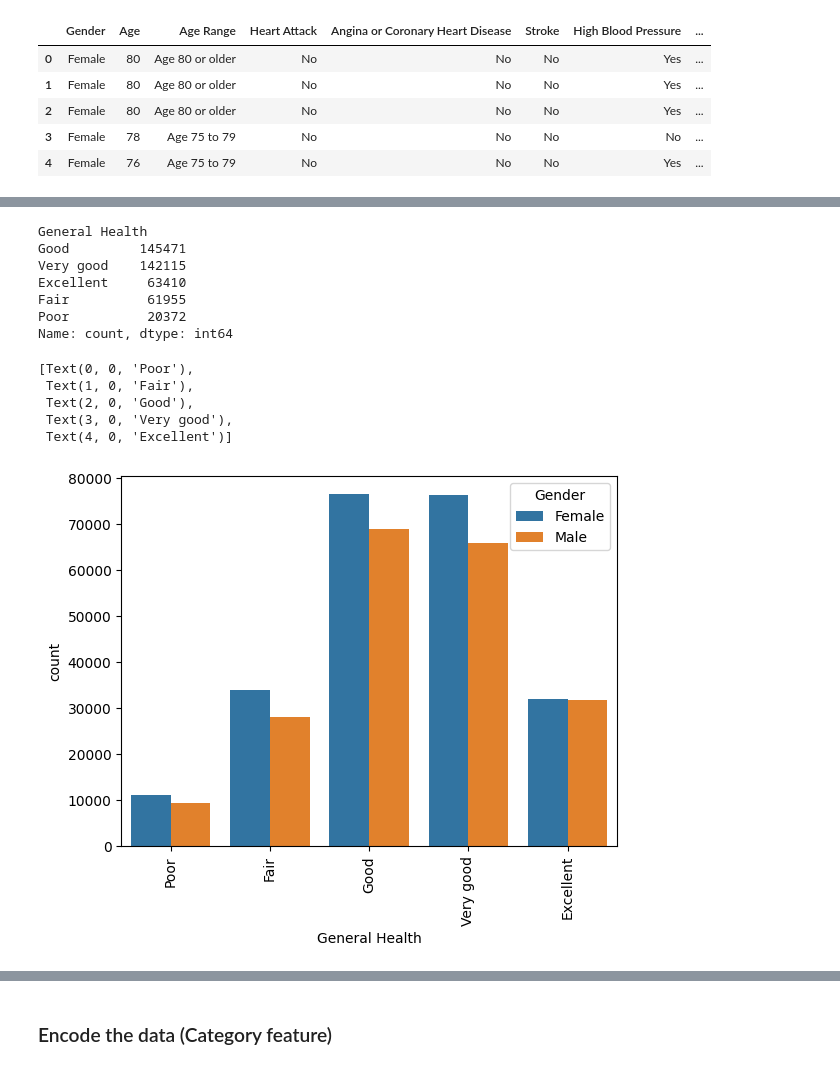
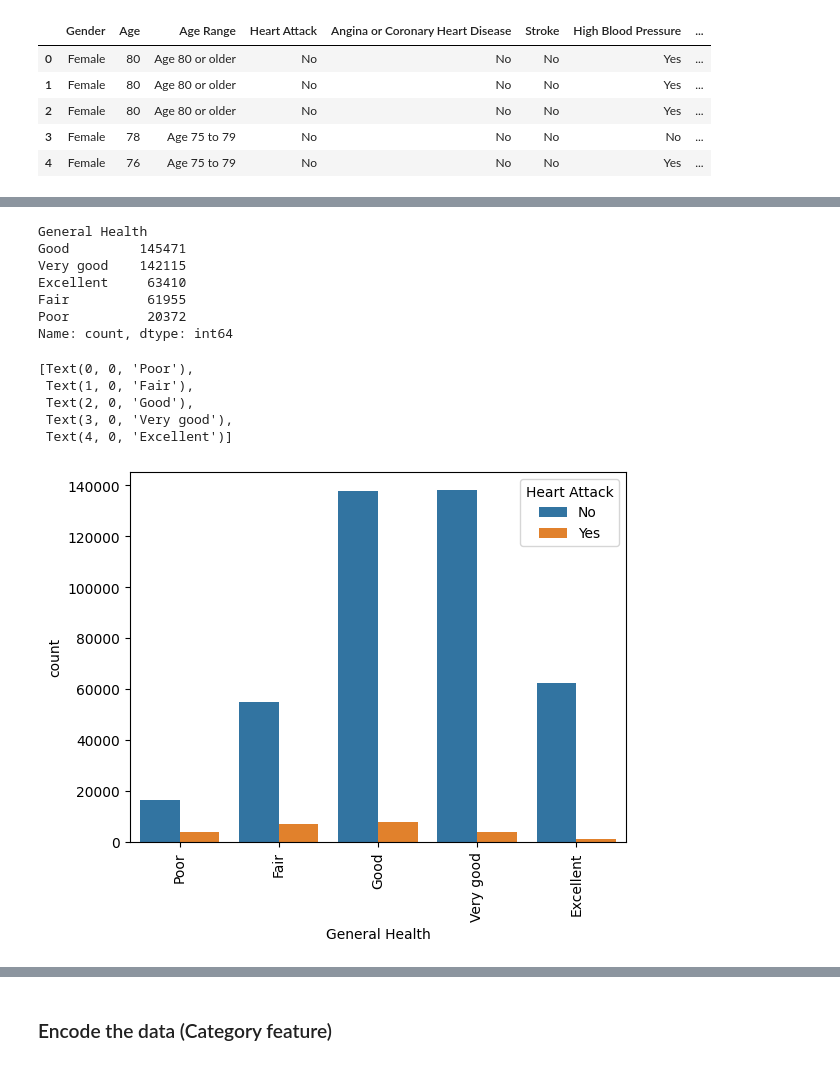
Before and after one commit to Huy1996/CMPE-257---Group-1, a Jupyter notebook: EDA.ipynb, the cells around one changed output, grey strips where cells are left out. Drawn from its saved outputs; the diff is of its cells as text; code cells hidden in the pictures.

```diff
--- a/EDA.ipynb
+++ b/EDA.ipynb
@@ -192,22 +172,22 @@ Name: count, dtype: int64
 # %%
 general_health_order = ["Poor", "Fair", "Good", "Very good", "Excellent"]
 df["General Health"].value_counts()
-g = sns.countplot(x='General Health', hue="Gender", order=general_health_order ,data=df)
+g = sns.countplot(x='General Health', hue=target, order=general_health_order ,data=df)
 g.set_xticklabels(g.get_xticklabels(), rotation=90)
 # %% [output]
 General Health
 Good         145471
 Very good    142115
 Excellent     63410
 Fair          61955
 Poor          20372
 Name: count, dtype: int64
 [Text(0, 0, 'Poor'),
  Text(1, 0, 'Fair'),
  Text(2, 0, 'Good'),
  Text(3, 0, 'Very good'),
  Text(4, 0, 'Excellent')]
-[figure, old version]
+[figure, new version]
 # %%
 E_cigarettes_frequency_order = ["Never", "Not Right Now", "Some days", "Everyday"]
 df["E-cigarettes Frequency"].value_counts()
```
Also changed, not shown: parts of 25 cells of this notebook, 3 other files.
